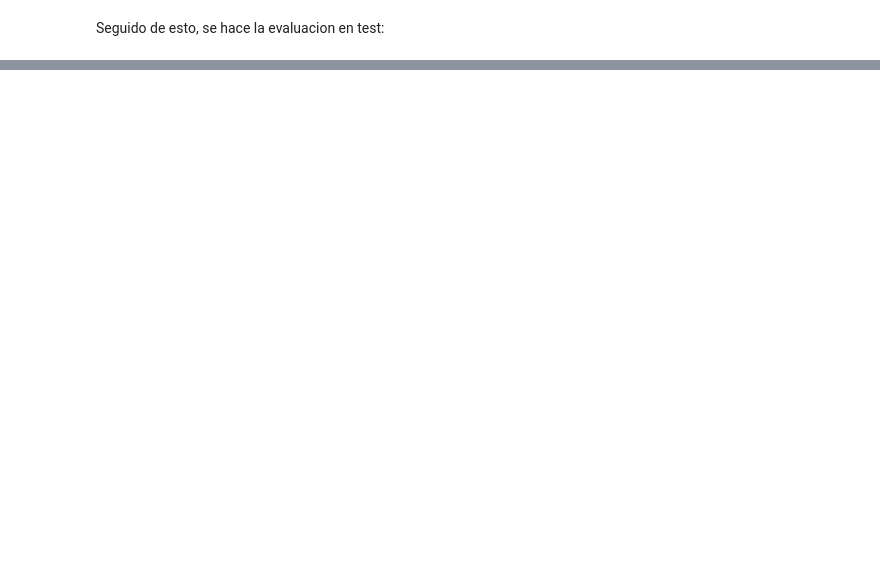
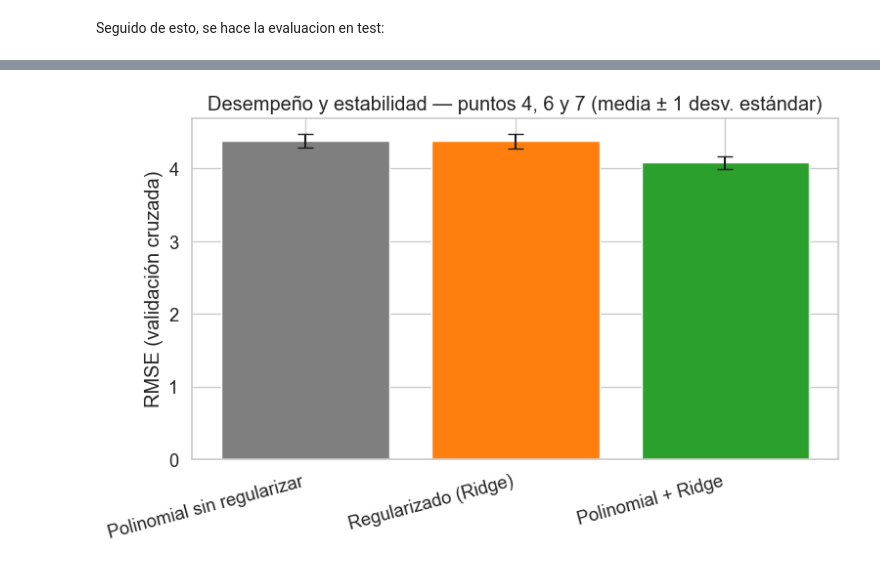
Before and after one commit to mzambranob/Fork-MaterialDeClase-ISIS-2611, a Jupyter notebook: 202620/Laboratorios/L2/laboratorio_2.ipynb, the cells around one changed output, grey strips where cells are left out. Cells and saved outputs as stored; diff of their text form; code cells hidden in the pictures; blank space fills up the shorter version.

Commit message:
puntos  2 a 6

```diff
--- a/202620/Laboratorios/L2/laboratorio_2.ipynb
+++ b/202620/Laboratorios/L2/laboratorio_2.ipynb
@@ -514,0 +864,14 @@ print(f"  R²:   {r2_test:.4f}")
+# %%
+busqueda_polireg_ridge = GridSearchCV(
+    estimator=pipeline_polireg_ridge,
+    param_grid=malla_polireg_ridge,
+    scoring=METRICAS,
+    refit="RMSE",
+    cv=cv,
+    n_jobs=2,          # controlado por el tamaño de la malla y el riesgo de memoria
+    return_train_score=True,
+)
+busqueda_polireg_ridge.fit(X_train, y_train)
+
+print("Mejores hiperparámetros:", busqueda_polireg_ridge.best_params_)
+print("RMSE CV: %.4f" % (-busqueda_polireg_ridge.best_score_))
@@ -514,0 +959,12 @@ print(f"  R²:   {r2_test:.4f}")
+# %%
+comparacion_final = pd.DataFrame([
+    resumen_cv(busqueda_polinomial,      "Polinomial sin regularizar"),
+    resumen_cv(mejor_punto,             nombre_punto),
+    resumen_cv(busqueda_polireg_ridge,   "Polinomial + Ridge"),
+])
+
+comparacion_final["CV_relativo (%)"] = (
+    comparacion_final["RMSE_cv_std"] / comparacion_final["RMSE_cv_media"] * 100
+)
+
+display(comparacion_final.round(4))
@@ -514,0 +976,16 @@ print(f"  R²:   {r2_test:.4f}")
+# %%
+fig, ax = plt.subplots(figsize=(8, 5))
+ax.bar(
+    comparacion_final["modelo"],
+    comparacion_final["RMSE_cv_media"],
+    yerr=comparacion_final["RMSE_cv_std"],
+    capsize=6,
+    color=["tab:gray", "tab:orange", "tab:green"],
+)
+ax.set_ylabel("RMSE (validación cruzada)")
+ax.set_title("Desempeño y estabilidad — puntos 4, 6 y 7 (media ± 1 desv. estándar)")
+plt.xticks(rotation=15, ha="right")
+plt.tight_layout()
+plt.show()
+# %% [output]
+[figure, added]
```
Also changed, not shown: parts of 49 cells of this notebook.
